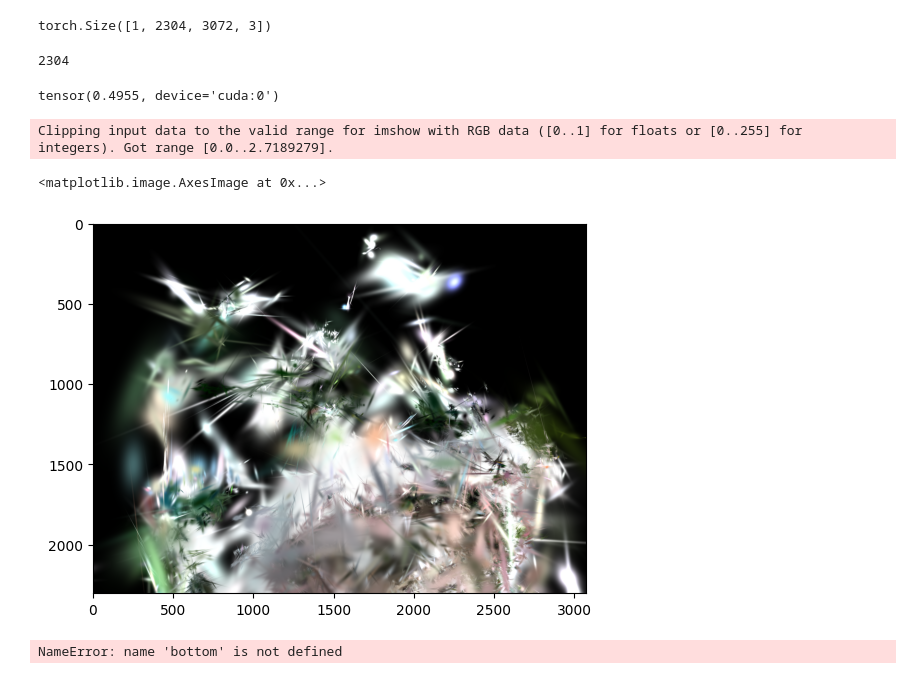
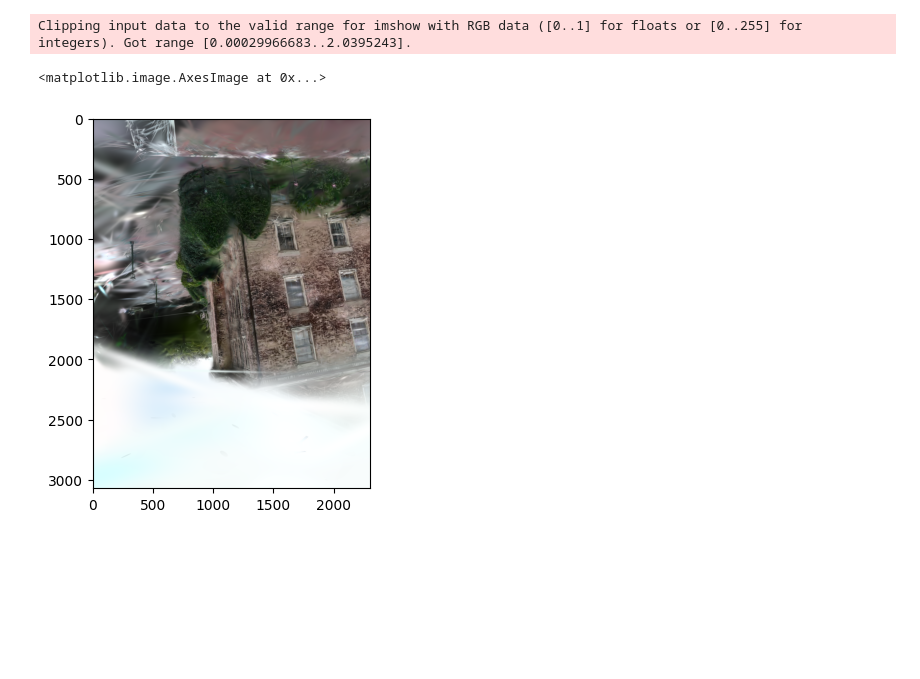
Before and after one commit to farqlia/urban-3d-reconstruction, a Jupyter notebook: notebooks/Rasterization.ipynb, the cells around one changed output. Drawn from its saved outputs; the diff is of its cells as text; code cells hidden in the pictures; blank space fills up the shorter version.

Commit message:
rasterize splats

```diff
--- a/notebooks/Rasterization.ipynb
+++ b/notebooks/Rasterization.ipynb
@@ -17,0 +8,22 @@ intrinsic_matrix = torch.tensor(np.array([[f, 0., cx], [0., f, cy], [0, 0., 1.]]
+# %%
+configs = {
+        "default": (
+            "Gaussian splatting training using densification heuristics from the original paper.",
+            Config(
+                strategy=DefaultStrategy(verbose=True),
+            ),
+        ),
+        "mcmc": (
+            "Gaussian splatting training using densification from the paper '3D Gaussian Splatting as Markov Chain Monte Carlo'.",
+            Config(
+                init_opa=0.5,
+                init_scale=0.1,
+                opacity_reg=0.01,
+                scale_reg=0.01,
+                strategy=MCMCStrategy(verbose=True),
+            ),
+        ),
+    }
+cfg = configs["default"][1]
+# %%
+rasterizer = Rasterizer("../results/south-building/epochs_30_000/ckpts/ckpt_29999_rank0.pt", cfg)
@@ -18 +51,8 @@ intrinsic_matrix = torch.tensor(np.array([[f, 0., cx], [0., f, cy], [0, 0., 1.]]
+# %%
+render_colors, render_alphas, info = rasterizer.rasterize_splats(
+    camtoworlds=torch.tensor(rasterizer.parser.camtoworlds[10], device="cuda:0", dtype=torch.float32)[None, :, :],
+    Ks=torch.tensor(rasterizer.parser.Ks_dict[1], device="cuda:0", dtype=torch.float32)[None, :, :],
+    height=rasterizer.parser.imsize_dict[1][0],
+    width=rasterizer.parser.imsize_dict[1][1],
+)
 # %%
@@ -83,27 +62,6 @@ tensor([[[[0.0000, 0.0000, 0.0000],
-# %%
-rendered_colors.shape
-# %% [output]
-torch.Size([1, 2304, 3072, 3])
-# %%
-height
-# %% [output]
-2304
-# %%
-rendered_alphas[0].mean()
-# %% [output]
-tensor(0.4955, device='cuda:0')
 # %%
-plt.imshow(rendered_colors.cpu().numpy()[0])
+plt.imshow(render_colors.cpu()[0])
 # %% [output]
-Clipping input data to the valid range for imshow with RGB data ([0..1] for floats or [0..255] for integers). Got range [0.0..2.7189279].
+Clipping input data to the valid range for imshow with RGB data ([0..1] for floats or [0..255] for integers). Got range [0.00029966683..2.0395243].
 <matplotlib.image.AxesImage at 0x...>
-[figure, old version]
+[figure, new version]
-# %%
-w2c = np.concatenate([img_cam.matrix(), bottom])
-
-w2c_mats = np.stack(w2c_mats, axis=0)
-
-# Convert extrinsics to camera-to-world.
-camtoworlds = np.linalg.inv(w2c_mats)
-# %% [output]
-NameError: name 'bottom' is not defined
```
Also changed, not shown: parts of 23 cells of this notebook, 2 other files.
